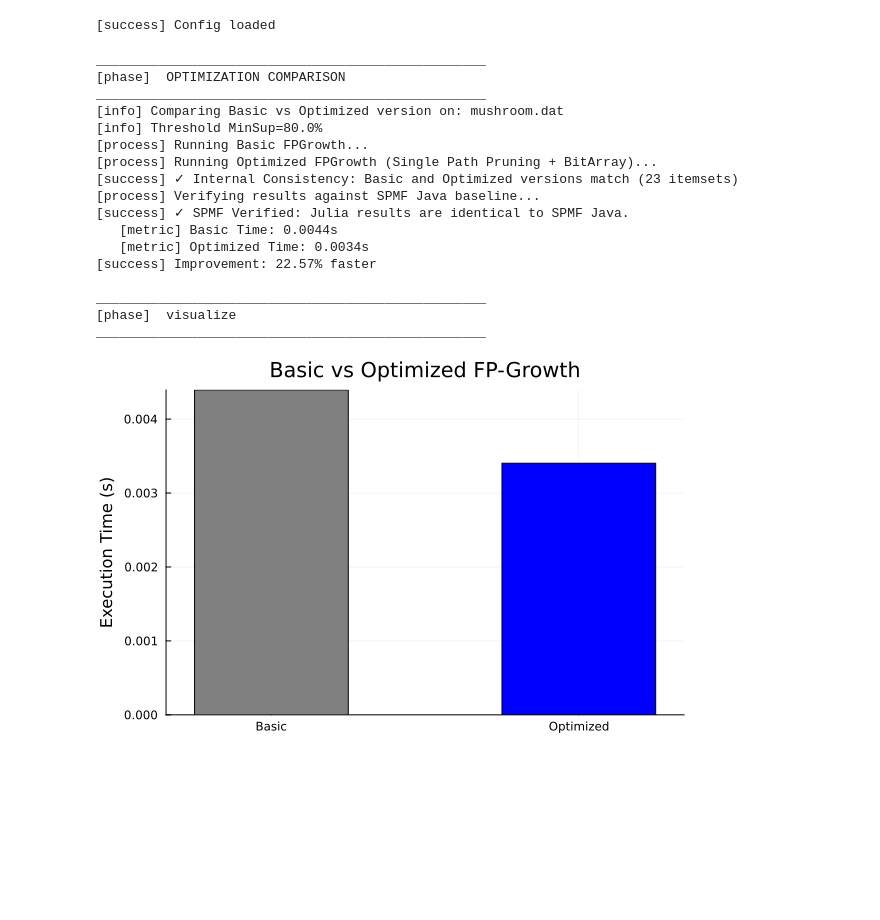
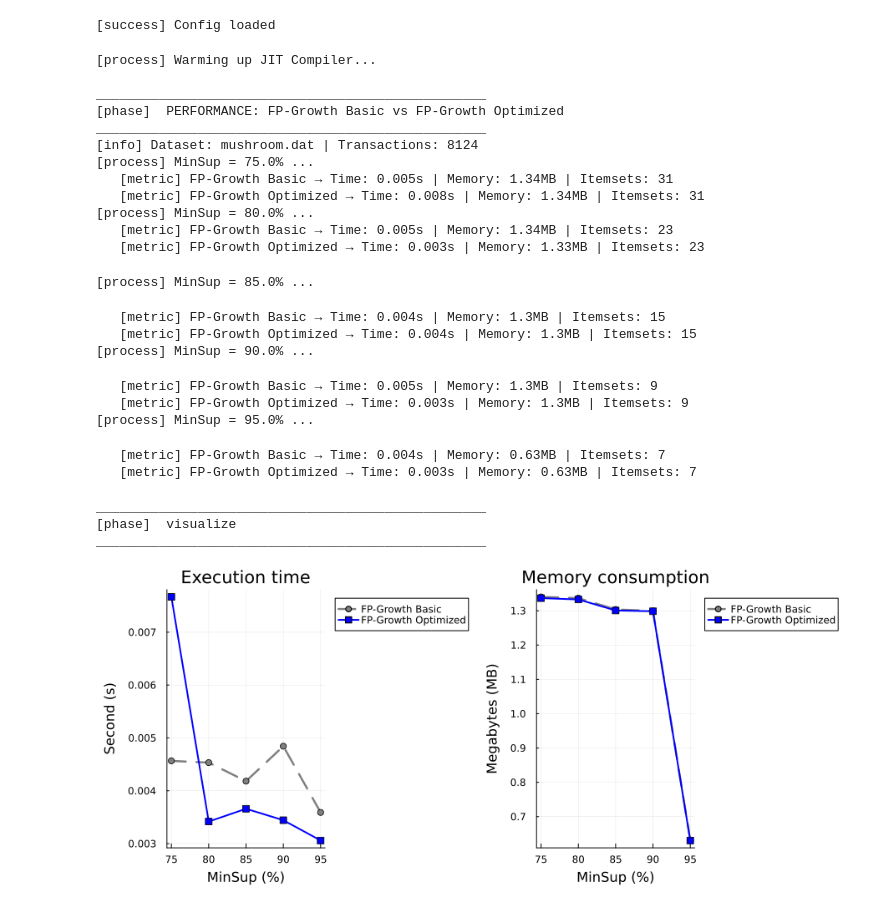
Before and after one commit to HungHiHung10/Lab02-Data-Mining, a Jupyter notebook: notebooks/01_evaluate.ipynb, the cells around one changed output. Saved outputs shown, nothing was run; the diff lists cells and outputs as text; code cells hidden in the pictures; blank space fills up the shorter version.

Commit message:
feat: implement benchmarking evaluation tools and add notebook templates for model assessment.

```diff
--- a/notebooks/01_evaluate.ipynb
+++ b/notebooks/01_evaluate.ipynb
@@ -389,3 +483,17 @@ Dữ liệu mô tả các đặc tính vật lý của các loài nấm (thuộc
 ### Lý do lựa chọn cho bài toán tối ưu hóa
 - **Thách thức về đệ quy**: Do tính chất dày, FP-Growth cơ bản sẽ phải thực hiện rất nhiều bước đệ quy sâu. Đây là cơ hội tốt nhất để kiểm chứng hiệu quả của kỹ thuật **Single Path Pruning** và **BitArray Filtering**.
 - **Tính chuẩn hóa**: Việc khớp kết quả với SPMF trên tập Mushroom là một minh chứng mạnh mẽ cho tính đúng đắn của thuật toán tối ưu trên các cấu trúc dữ liệu phức tạp.
+# %%
+dataset_path = "../data/benchmark/mushroom.dat/mushroom.dat"
+
+info(logger, "Mushroom Dataset\n")
+open(dataset_path, "r") do file
+    for (i, line) in enumerate(eachline(file))
+        println("Transaction $i: ", line)
+        if i >= 5
+            break
+        end
+    end
+end
+# println("Transaction $i: ", line)
+success(logger, "Dataset loaded")
@@ -423,14 +636,9 @@ Dữ liệu mô tả các đặc tính vật lý của các loài nấm (thuộc
 # %%
-
 CONFIG = Dict(
     "spmf_path" => "../spmf.jar",
     "java_path" => "C:/Program Files/Microsoft/jdk-21.0.10.7-hotspot/bin/java.exe",
-    "Minimum Support" => 0.8,
-
-    # File dành riêng cho Optimization Benchmark (Dữ liệu lớn)
-    "dataset_path" => "E:\\Lab02-Data-Mining\\data\\benchmark\\mushroom.dat\\mushroom.dat",
-
-    # Danh sách file dành cho Unit Test (Dữ liệu nhỏ)
+    "min_sups" => [0.75, 0.8, 0.85, 0.9, 0.95],
+    "dataset_path" => dataset_path,
     "results_path" => ["../results/"]
 )
 
@@ -438,25 +646,32 @@ if !isdir("../results") mkdir("../results") end
 success(logger, "Config loaded")
 # %% [output]
 [success] Config loaded
-# %%
-opt_results = eval_optimization(CONFIG, logger)
-vis_optimization(opt_results, logger)
-# %% [output]
-__________________________________________________
-[phase]  OPTIMIZATION COMPARISON
-__________________________________________________
-[info] Comparing Basic vs Optimized version on: mushroom.dat
-[info] Threshold MinSup=80.0%
-[process] Running Basic FPGrowth...
-[process] Running Optimized FPGrowth (Single Path Pruning + BitArray)...
-[success] ✓ Internal Consistency: Basic and Optimized versions match (23 itemsets)
-[process] Verifying results against SPMF Java baseline...
-[success] ✓ SPMF Verified: Julia results are identical to SPMF Java.
-   [metric] Basic Time: 0.0044s
-   [metric] Optimized Time: 0.0034s
-[success] Improvement: 22.57% faster
-
-__________________________________________________
-[phase]  visualize
-__________________________________________________
-[figure, removed]
+# %%
+results = eval_performance(CONFIG, logger, methods=[:base, :opt])
+vis_performance(results, logger)
+# %% [output]
+[process] Warming up JIT Compiler...
+
+__________________________________________________
+[phase]  PERFORMANCE: FP-Growth Basic vs FP-Growth Optimized
+__________________________________________________
+[info] Dataset: mushroom.dat | Transactions: 8124
+[process] MinSup = 75.0% ...
+   [metric] FP-Growth Basic → Time: 0.005s | Memory: 1.34MB | Itemsets: 31
+   [metric] FP-Growth Optimized → Time: 0.008s | Memory: 1.34MB | Itemsets: 31
+[process] MinSup = 80.0% ...
+   [metric] FP-Growth Basic → Time: 0.005s | Memory: 1.34MB | Itemsets: 23
+   [metric] FP-Growth Optimized → Time: 0.003s | Memory: 1.33MB | Itemsets: 23
+[process] MinSup = 85.0% ...
+   [metric] FP-Growth Basic → Time: 0.004s | Memory: 1.3MB | Itemsets: 15
+   [metric] FP-Growth Optimized → Time: 0.004s | Memory: 1.3MB | Itemsets: 15
+[process] MinSup = 90.0% ...
+   [metric] FP-Growth Basic → Time: 0.005s | Memory: 1.3MB | Itemsets: 9
+   [metric] FP-Growth Optimized → Time: 0.003s | Memory: 1.3MB | Itemsets: 9
+[process] MinSup = 95.0% ...
+   [metric] FP-Growth Basic → Time: 0.004s | Memory: 0.63MB | Itemsets: 7
+   [metric] FP-Growth Optimized → Time: 0.003s | Memory: 0.63MB | Itemsets: 7
+__________________________________________________
+[phase]  visualize
+__________________________________________________
+[figure, added]
```
Also changed, not shown: parts of 15 cells of this notebook, 3 other files.
